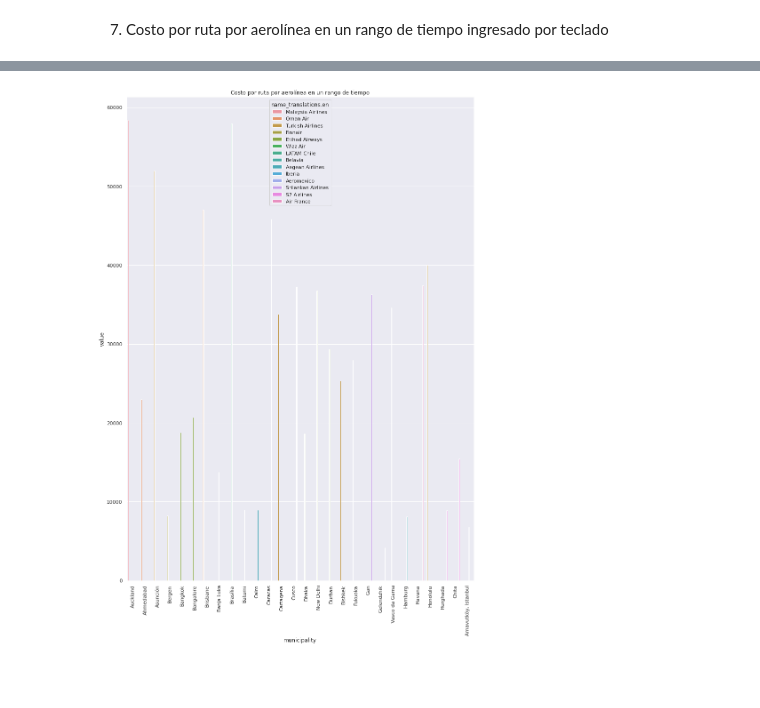
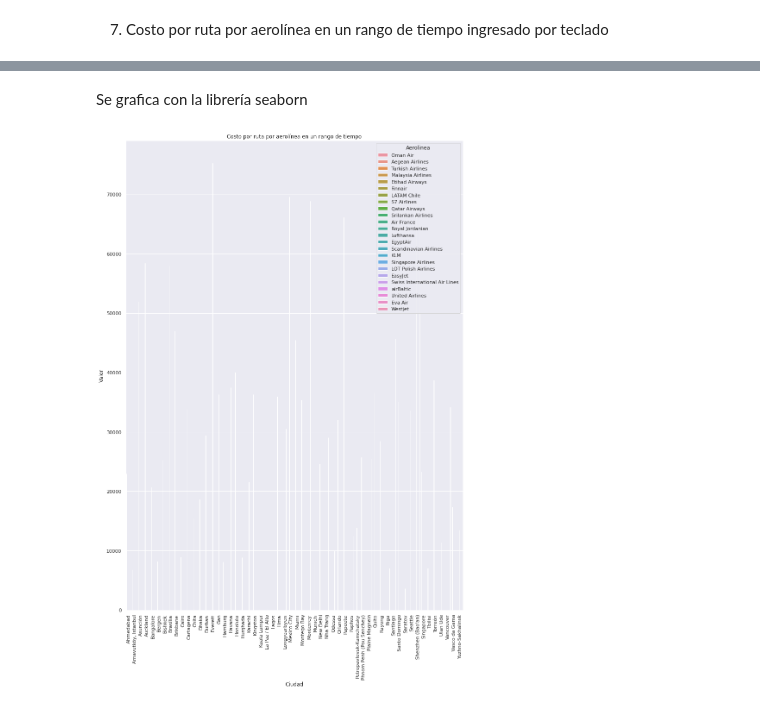
Before and after one commit to juandahur/ML-UdeA-Reto-Tec, a Jupyter notebook: Reto_Tecnologico.ipynb, the cells around one changed output, grey strips where cells are left out. Saved outputs shown, nothing was run; the diff lists cells and outputs as text; code cells hidden in the pictures; blank space fills up the shorter version.

```diff
--- a/Reto_Tecnologico.ipynb
+++ b/Reto_Tecnologico.ipynb
@@ -163,9 +167,9 @@ df_ciudades_aerolineas = ticket_dataset_ciudades.merge(
     left_on = 'airline',
     right_on = 'code',
     how = 'left'
-)[['municipality','name_translations.en','value']]
-df_ciudades_aerolineas.rename(columns={'municipality':'Ciudad-Destino',
-                        'name_translations.en':'Aerolinea', 'value':'Valor'},
+)[['municipality','name_translations.en','depart_date','value']]
+df_ciudades_aerolineas.rename(columns={'municipality':'Ciudad',
+                        'name_translations.en':'Aerolinea', 'depart_date': 'Fecha Salida','value':'Valor'},
                inplace=True)
 df_ciudades_aerolineas
 # %% [output]
@@ -330,0 +289,3 @@ dtype: object
+# %%
+df_ciudades_aerolineas['Fecha Salida']= pd.to_datetime(df_ciudades_aerolineas['Fecha Salida'])
+df_ciudades_aerolineas.dtypes
@@ -338,14 +307,14 @@ def comprobar_fecha(text):
         return "El formato debe ser  YYYY-MM-DD"
     return datetime.datetime.strptime(text, '%Y-%m-%d')
 
-fecha_inicial = input("Dame una fecha inicial: ")
+fecha_inicial = input("Ingresa la fecha inicial: ")
 comprobar_fecha(fecha_inicial)
-fecha_final = input("Dame una fecha final: ")
+fecha_final = input("Ingresa la fecha final: ")
 comprobar_fecha(fecha_final)
 
-ticket_dataset_fecha = ticket_dataset_completo[
-                        (ticket_dataset_completo['depart_date'] > fecha_inicial) &
-                        (ticket_dataset_completo['depart_date'] < fecha_final)
+df_ciudades_aerolineas_fecha = df_ciudades_aerolineas[
+                        (df_ciudades_aerolineas['Fecha Salida'] > fecha_inicial) &
+                        (df_ciudades_aerolineas['Fecha Salida'] < fecha_final)
 ]
-ticket_dataset_fecha
+df_ciudades_aerolineas_fecha
 # %% [output]
@@ -412,0 +338,3 @@ ticket_dataset_fecha_g
+# %%
+df_ciudades_aerolineas_fecha_g = df_ciudades_aerolineas_fecha.groupby(['Ciudad','Aerolinea']).sum('Valor').reset_index()
+df_ciudades_aerolineas_fecha_g.head()
@@ -413,8 +348,10 @@ ticket_dataset_fecha_g
+# %% [markdown]
+Se grafica con la librería seaborn
 # %%
 sns.set(rc={"figure.figsize":(14,20)})
-sns.barplot(x ="municipality", y ="value", data = ticket_dataset_fecha_g, hue = 'name_translations.en')
+sns.barplot(x ="Ciudad", y ="Valor", data = df_ciudades_aerolineas_fecha_g, hue = 'Aerolinea')
 plt.title("Costo por ruta por aerolínea en un rango de tiempo")
 plt.xticks(rotation= 90);
 plt.show()
 # %% [output]
-[figure, old version]
+[figure, new version]
```
Also changed, not shown: parts of 35 cells of this notebook.
